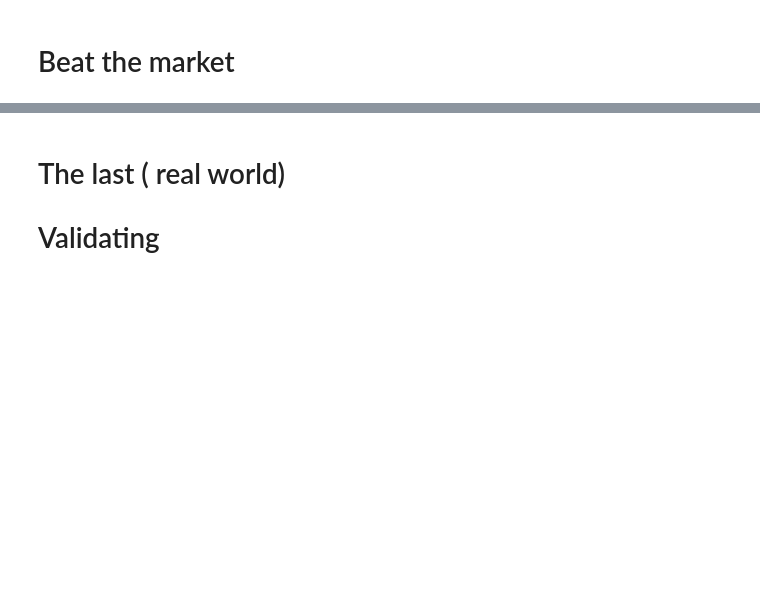
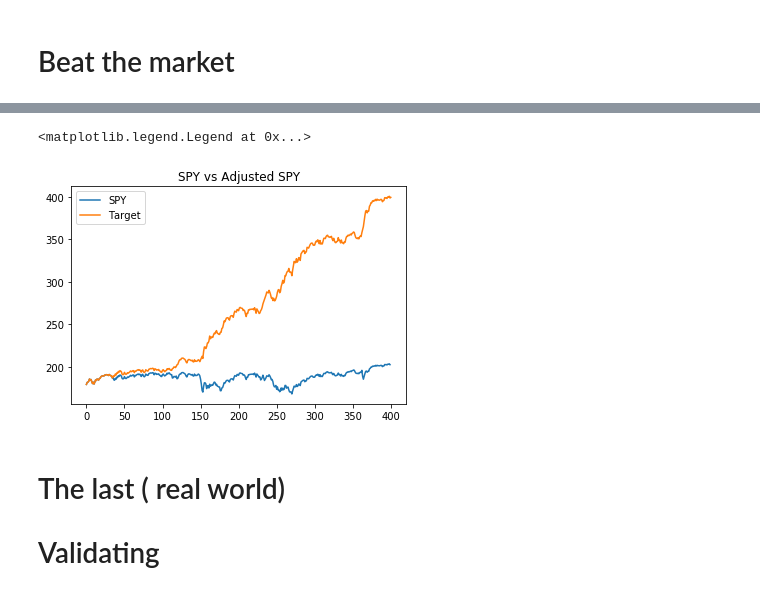
Before and after one commit to Yang-Tao-YT/Project_796, a Jupyter notebook: Final.ipynb, the cells around one changed output, grey strips where cells are left out. Saved outputs shown, nothing was run; the diff lists cells and outputs as text; code cells hidden in the pictures; blank space fills up the shorter version.

```diff
--- a/Final.ipynb
+++ b/Final.ipynb
@@ -203,3 +194,11 @@ plt.legend()
+# %%
+plt.plot(np.array(spy['calibrate']['lp'] ), label = 'SPY')
+plt.plot(ypath,label= 'Target')
+plt.title('SPY vs Adjusted SPY')
+plt.legend()
+# %% [output]
+<matplotlib.legend.Legend at 0x...>
+[figure, added]
 # %% [markdown]
 # The last ( real world)
 # Validating
```
Also changed, not shown: parts of 15 cells of this notebook, 9 other files.
